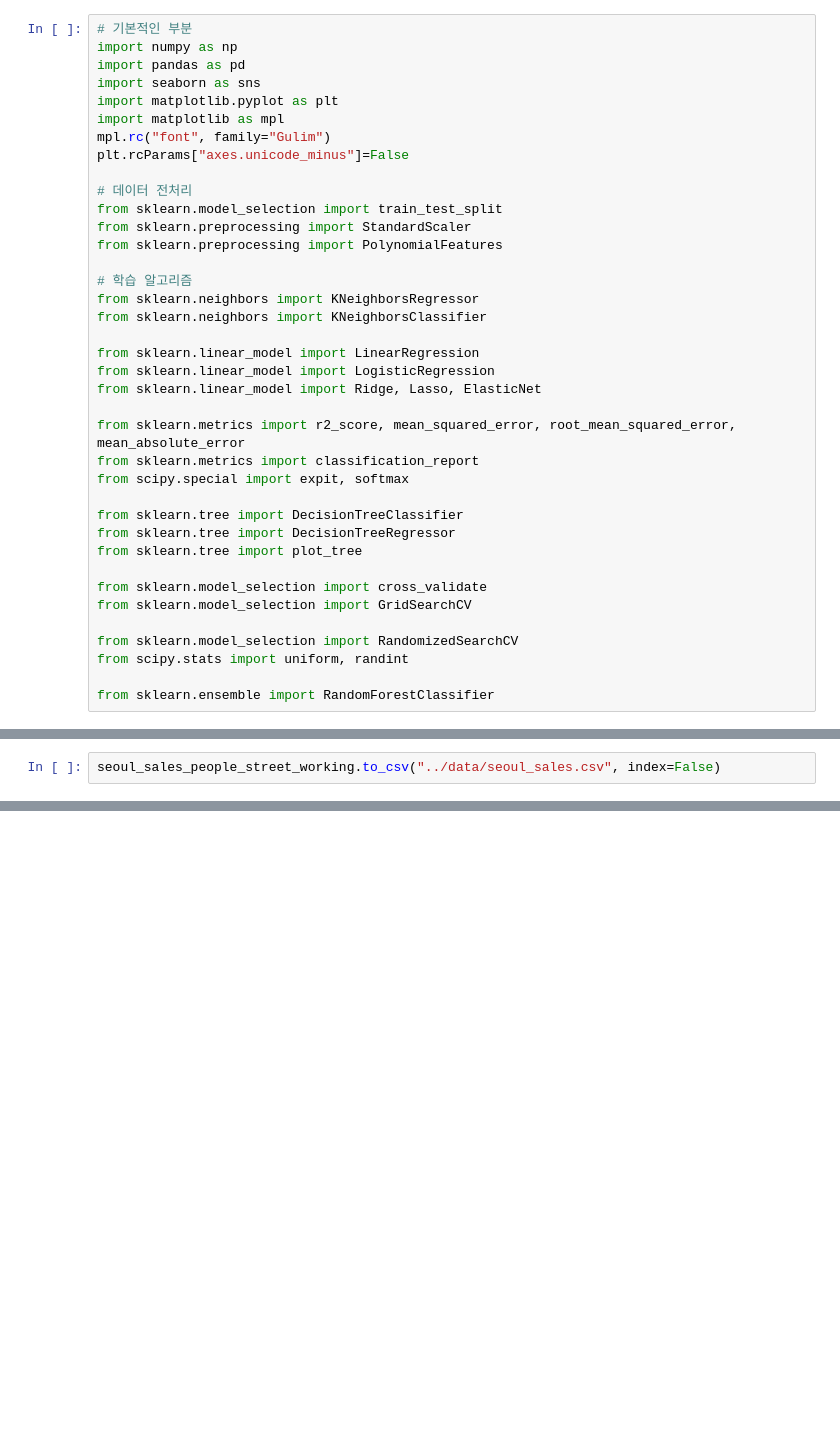
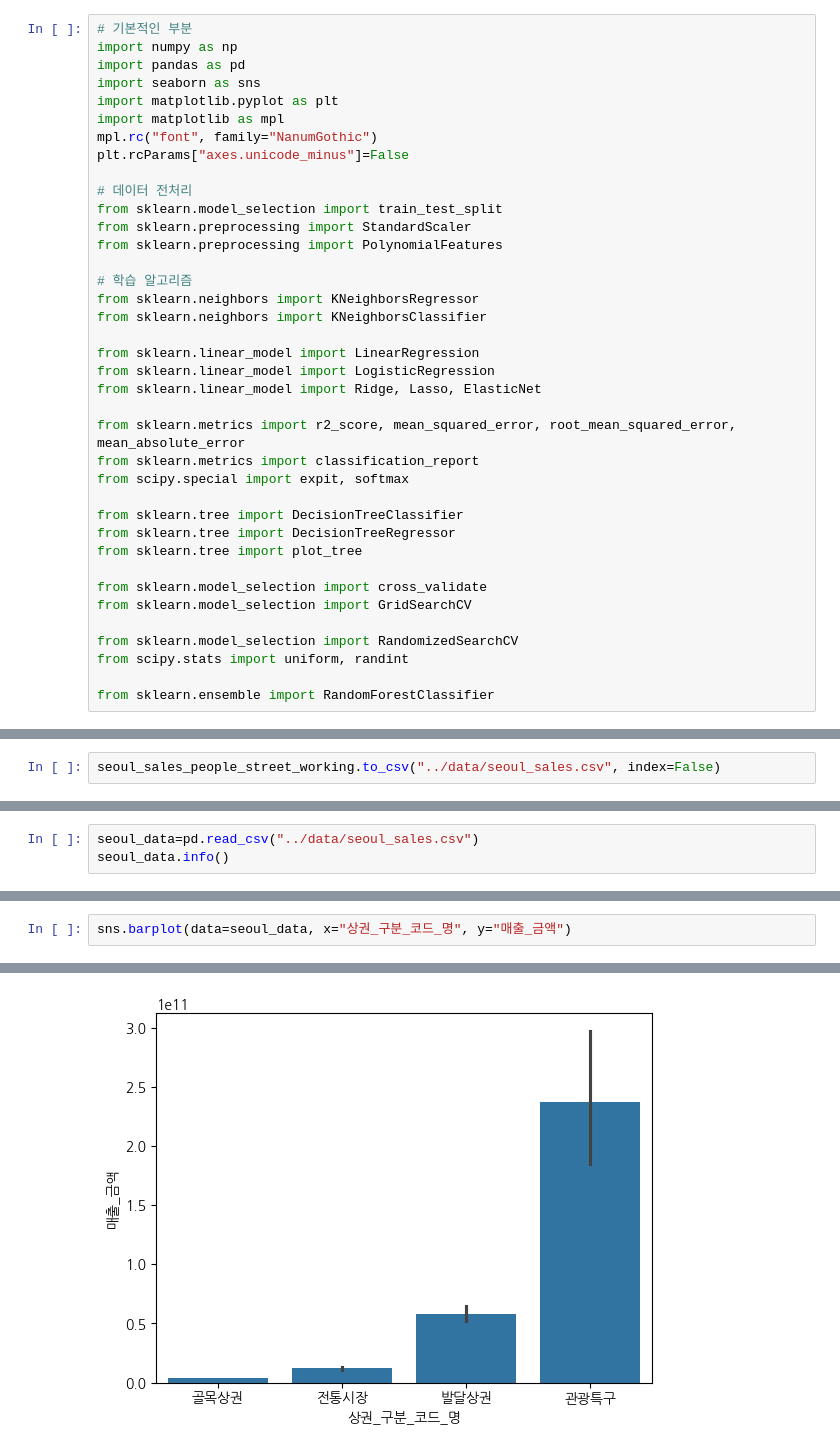
Before and after one commit to itsjulianjeong/supervised_team_project, a Jupyter notebook: notebook/seoul_month_sales_predict.ipynb, the cells around one changed output, grey strips where cells are left out. Cells and saved outputs as stored; diff of their text form; blank space fills up the shorter version.

Commit message:
visualization first

```diff
--- a/notebook/seoul_month_sales_predict.ipynb
+++ b/notebook/seoul_month_sales_predict.ipynb
@@ -5,7 +5,7 @@ import pandas as pd
 import seaborn as sns
 import matplotlib.pyplot as plt
 import matplotlib as mpl
-mpl.rc("font", family="Gulim")
+mpl.rc("font", family="NanumGothic")
 plt.rcParams["axes.unicode_minus"]=False
 
 # 데이터 전처리
@@ -481,0 +487,3 @@ plt.show()
+# %%
+seoul_data=pd.read_csv("../data/seoul_sales.csv")
+seoul_data.info()
@@ -481,0 +554,3 @@ plt.show()
+# %%
+sns.barplot(data=seoul_data, x="상권_구분_코드_명", y="매출_금액")
+# %% [output]
@@ -481,0 +558 @@ plt.show()
+[figure, added]
```
Also changed, not shown: parts of 21 cells of this notebook, 1 other file.
